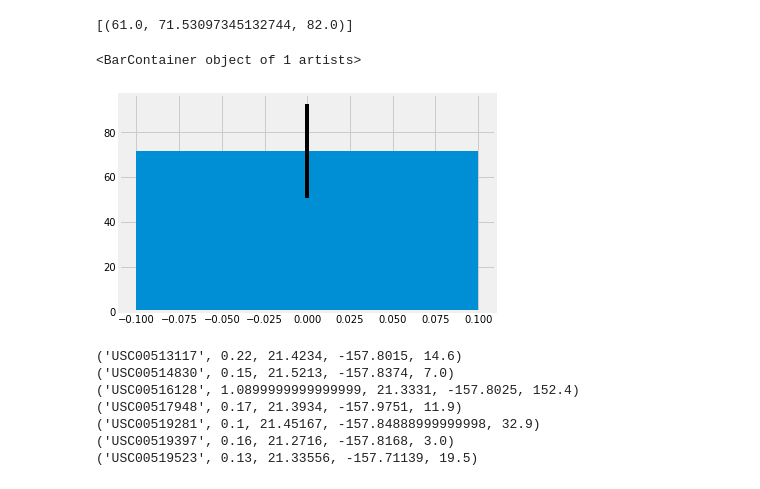
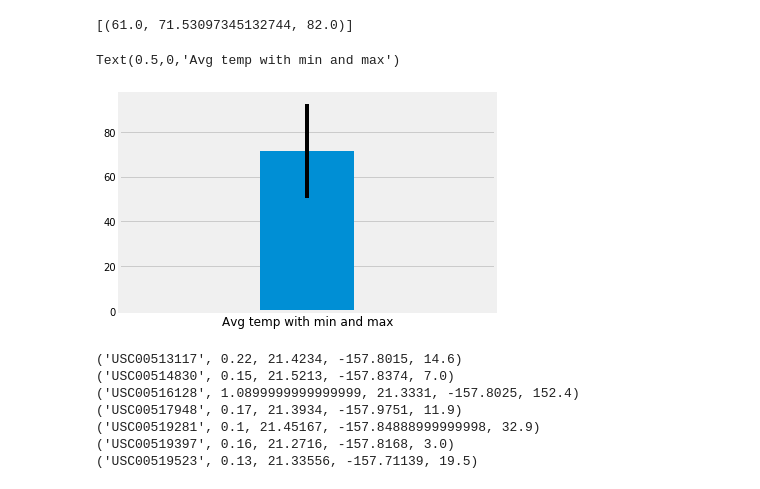
Before and after one commit to rosech27/PySQL-hw, a Jupyter notebook: climate_starter.ipynb, the cells around one changed output. Drawn from its saved outputs; the diff is of its cells as text; code cells hidden in the pictures.

```diff
--- a/climate_starter.ipynb
+++ b/climate_starter.ipynb
@@ -198,12 +199,15 @@ temps
 # %%
 #temps_df.plot(kind='bar',y=temps_df['avg'],yerr=(temps_df['max']-temps_df['min']),title="Trip Avg Temp")
 yerr = temps_df['max']-temps_df['min']
 y = temps_df["avg"]
 
-plt.bar(0,y,width=0.2, yerr=yerr,align='center')
+plt.bar(0,y,width=0.5, yerr=yerr,align='center')
+plt.xlim(-1,1)
+plt.xticks([])
+plt.xlabel("Avg temp with min and max")
 # %% [output]
-<BarContainer object of 1 artists>
+Text(0.5,0,'Avg temp with min and max')
-[figure, old version]
+[figure, new version]
 # %%
 # Plot the results from your previous query as a bar chart.
 # Use "Trip Avg Temp" as your Title
```
Also changed, not shown: parts of 10 cells of this notebook.
